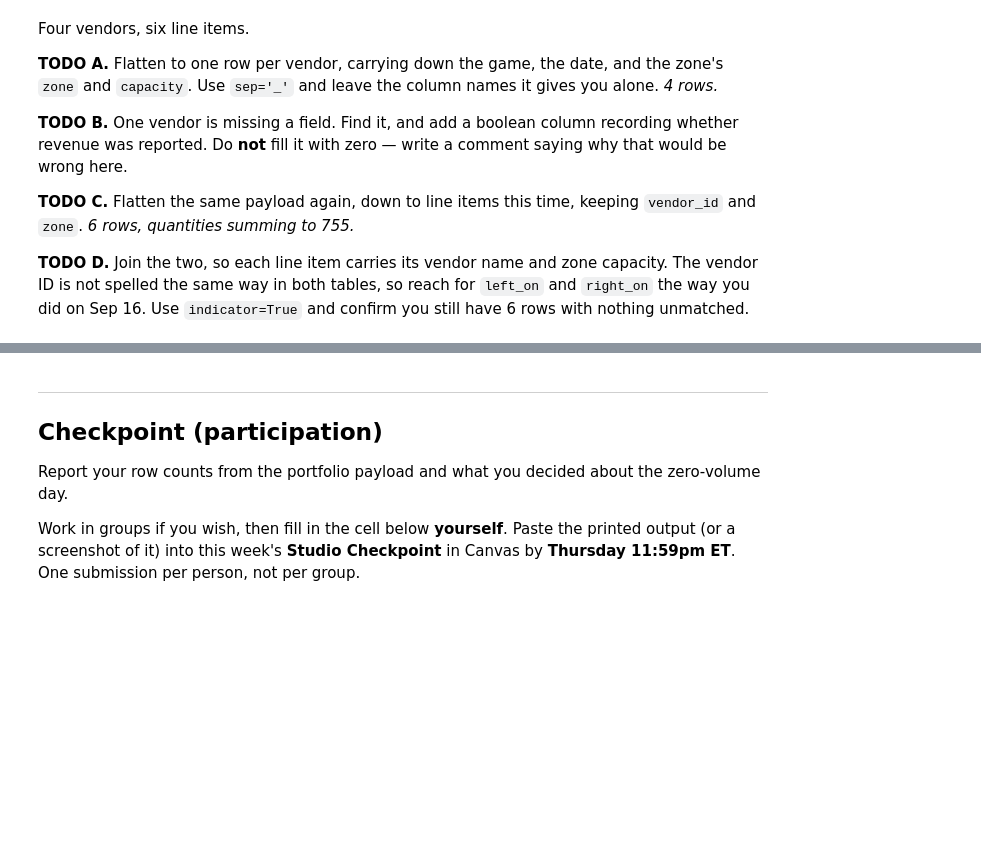
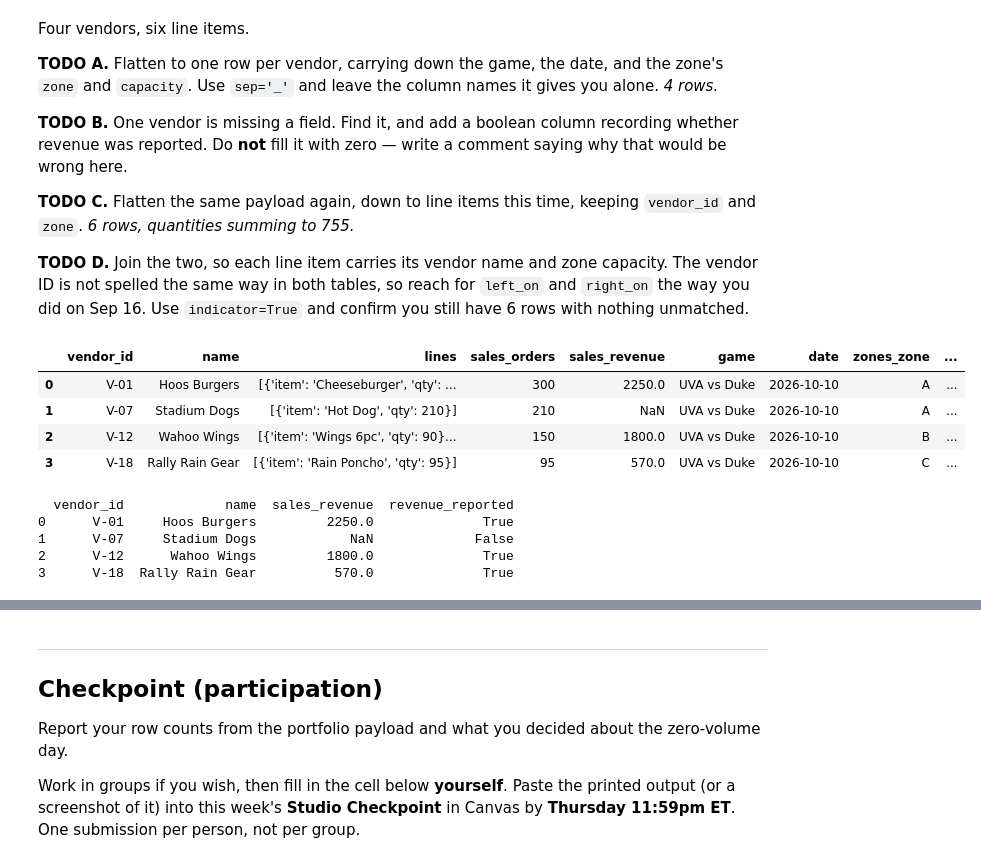
Before and after one commit to junseo25/ds2002-fa26, a Jupyter notebook: notebooks/04-json-apis/2026_09_30_Jun_Seo_Lee__—_JSON_to_Tidy_Tables_—_Studio.ipynb, the cells around one changed output, grey strips where cells are left out. Saved outputs shown, nothing was run; the diff lists cells and outputs as text; code cells hidden in the pictures; blank space fills up the shorter version.

```diff
--- a/notebooks/04-json-apis/2026_09_30_Jun_Seo_Lee__—_JSON_to_Tidy_Tables_—_Studio.ipynb
+++ b/notebooks/04-json-apis/2026_09_30_Jun_Seo_Lee__—_JSON_to_Tidy_Tables_—_Studio.ipynb
@@ -208,0 +433,46 @@ Four vendors, six line items.
+# %%
+# TODO A, B, C, D
+
+vendors = pd.json_normalize(
+    response,
+    record_path=['zones', 'vendors'],
+    meta=[
+        'game',
+        'date',
+        ['zones', 'zone'],
+        ['zones', 'capacity']
+    ],
+    sep='_',
+    errors='ignore'
+)
+
+assert len(vendors) == 4
+
+vendors
+# %% [output]
+|  | vendor_id | name | lines | sales_orders | sales_revenue | game | date | zones_zone | ... |
+| 0 | V-01 | Hoos Burgers | [{'item': 'Cheeseburger', 'qty': ... | 300 | 2250.0 | UVA vs Duke | 2026-10-10 | A | ... |
+| 1 | V-07 | Stadium Dogs | [{'item': 'Hot Dog', 'qty': 210}] | 210 | NaN | UVA vs Duke | 2026-10-10 | A | ... |
+| 2 | V-12 | Wahoo Wings | [{'item': 'Wings 6pc', 'qty': 90}... | 150 | 1800.0 | UVA vs Duke | 2026-10-10 | B | ... |
+| 3 | V-18 | Rally Rain Gear | [{'item': 'Rain Poncho', 'qty': 95}] | 95 | 570.0 | UVA vs Duke | 2026-10-10 | C | ... |
+# %%
+vendors['revenue_reported'] = (
+    vendors['sales_revenue'].notna()
+)
+
+print(
+    vendors[
+        [
+            'vendor_id',
+            'name',
+            'sales_revenue',
+            'revenue_reported'
+        ]
+    ]
+)
+# %% [output]
+  vendor_id             name  sales_revenue  revenue_reported
+0      V-01     Hoos Burgers         2250.0              True
+1      V-07     Stadium Dogs            NaN             False
+2      V-12      Wahoo Wings         1800.0              True
+3      V-18  Rally Rain Gear          570.0              True
```
Also changed, not shown: parts of 18 cells of this notebook.
